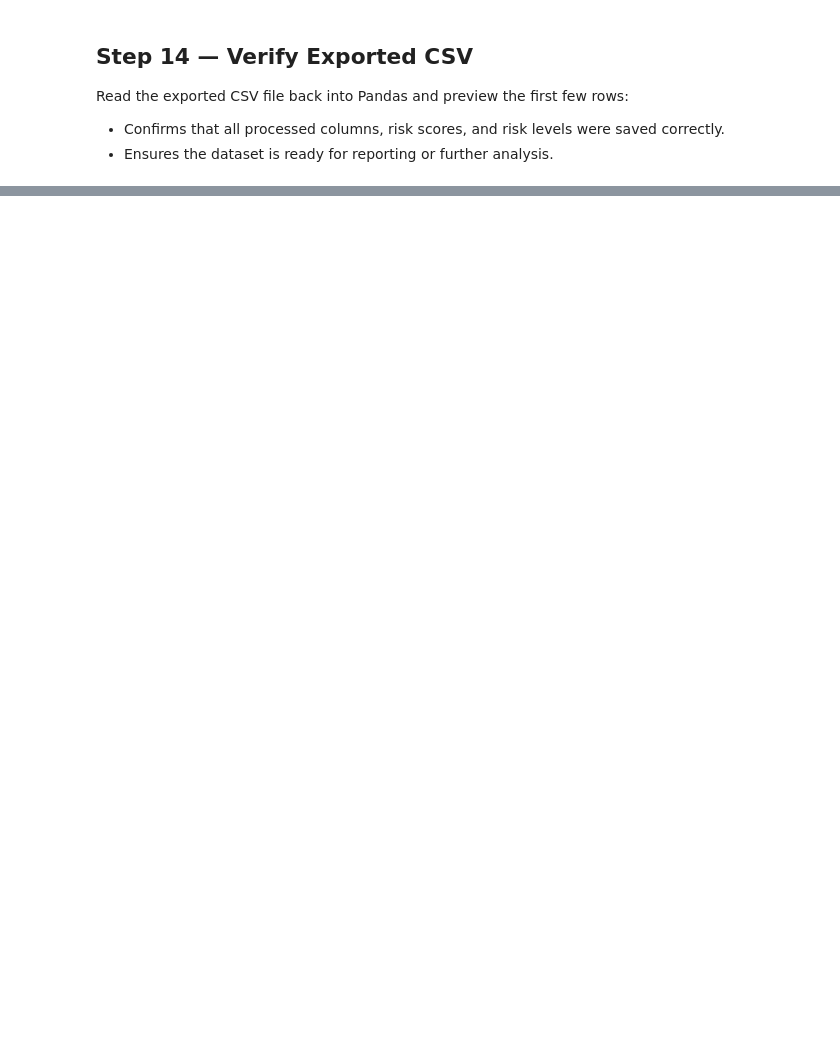
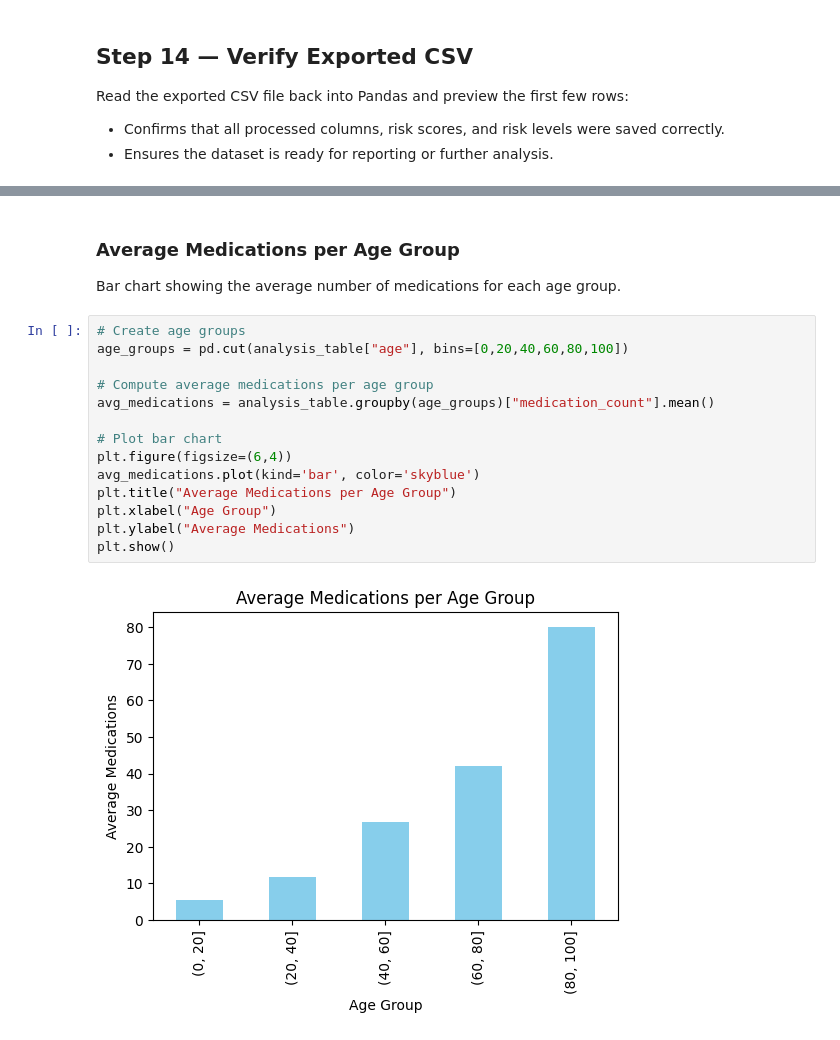
Before and after one commit to asadqureshi12/Clinical_Risk_Analysis, a Jupyter notebook: Clinical_Risk_Analysis.ipynb, the cells around one changed output, grey strips where cells are left out. Cells and saved outputs as stored; diff of their text form; blank space fills up the shorter version.

```diff
--- a/Clinical_Risk_Analysis.ipynb
+++ b/Clinical_Risk_Analysis.ipynb
@@ -393,0 +411,19 @@ pd.read_csv("Clinical_Risk_Analysis_Output.csv").head()
+# %% [markdown]
+### Average Medications per Age Group
+Bar chart showing the average number of medications for each age group.
+# %%
+# Create age groups
+age_groups = pd.cut(analysis_table["age"], bins=[0,20,40,60,80,100])
+
+# Compute average medications per age group
+avg_medications = analysis_table.groupby(age_groups)["medication_count"].mean()
+
+# Plot bar chart
+plt.figure(figsize=(6,4))
+avg_medications.plot(kind='bar', color='skyblue')
+plt.title("Average Medications per Age Group")
+plt.xlabel("Age Group")
+plt.ylabel("Average Medications")
+plt.show()
+# %% [output]
+[figure, added]
```
Also changed, not shown: parts of 16 cells of this notebook, 1 other file.
